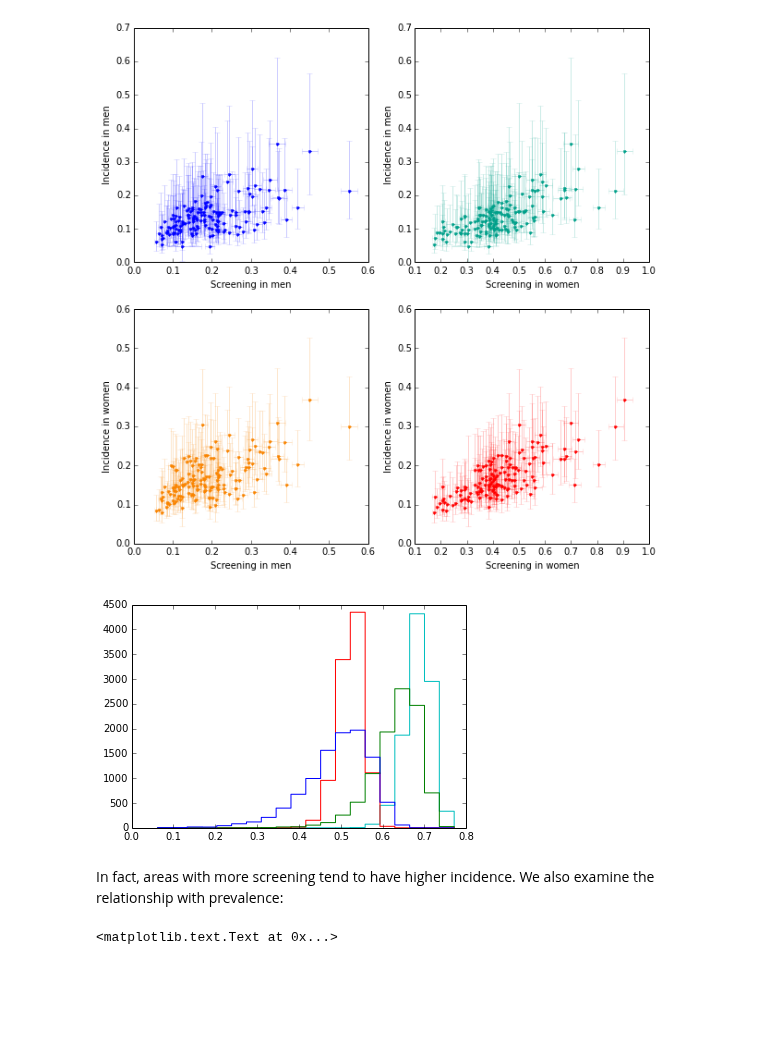
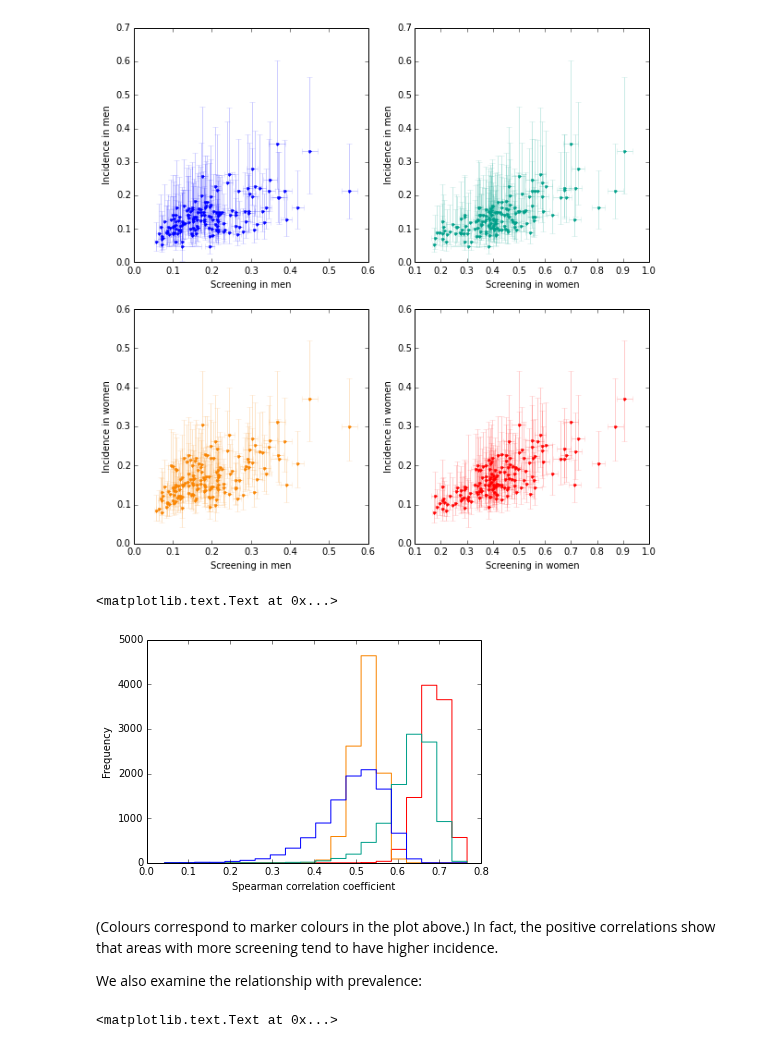
Before and after one commit to joanna-lewis/ct_surveillance, a Jupyter notebook: local_authorities.ipynb, the cells around one changed output. Drawn from its saved outputs; the diff is of its cells as text; code cells hidden in the pictures; blank space fills up the shorter version.

```diff
--- a/local_authorities.ipynb
+++ b/local_authorities.ipynb
@@ -225,10 +233,13 @@ from scipy import stats
 
 # examine the Spearman correlation by sample
 spearman = empty([shape(pos_m_laut)[0],2])
+p_val = empty([shape(pos_m_laut)[0],2])
 
 for i in xrange(shape(pos_m_laut)[0]):
     spearman[i,0] = stats.spearmanr(prev_m_laut[i], pos_m_laut[i])[0]
     spearman[i,1] = stats.spearmanr(prev_f_laut[i], pos_m_laut[i])[0]
+    p_val[i,0] = stats.spearmanr(prev_m_laut[i], pos_m_laut[i])[1]
+    p_val[i,1] = stats.spearmanr(prev_f_laut[i], pos_m_laut[i])[1]
 
-percentile(spearman, [0,2.5,25,50,75,97.5,100], axis=0)
+percentile(p_val, [0,2.5,25,50,75,97.5,100], axis=0)
 # %% [output]
@@ -242,3 +253,9 @@ percentile(spearman, [0,2.5,25,50,75,97.5,100], axis=0)
 # %%
-h=plt.hist(spearman[where( [lambda x: x > 0.5 for x in spearman])], 20, histtype='step', )
+# Set the default color cycle
+import matplotlib as mpl
+mpl.rcParams['axes.color_cycle'] = ['b','r']
+
+h=plt.hist(spearman[where( [lambda x: x > 0.5 for x in spearman])], 20, histtype='step')
+plt.xlabel('Spearman correlation coefficient')
+plt.ylabel('Frequency')
 # %% [output]
@@ -565,7 +578,7 @@ The samples for each LAUT form a band – indicating that rank of prevalence is
 
 Another approach to examing the same question is shown below:
 # %%
-n_quantiles = 10 # choose how many bands you'd like to plot
+n_quantiles = 5 # choose how many bands you'd like to plot
 
 fig = plt.figure(figsize = (10,5))
 ax1 = fig.add_subplot(121)
@@ -585,11 +598,11 @@ for i in xrange(n_quantiles):
     bottoms = bottoms + array([sizes[j][i] for j in range(151)])/float(n_sample)
 
 # these labels are positioned for quintiles
-# ax1.annotate('first quintile', [15, 0.6], rotation = 'vertical')
-# ax1.annotate('second quintile', [45, 0.6], rotation = 'vertical')
-# ax1.annotate('third quintile', [75, 0.6], rotation = 'vertical')
-# ax1.annotate('fourth quintile', [110, 0.6], rotation = 'vertical', color='0.9')
-# ax1.annotate('fifth quintile', [135, 0.6], rotation = 'vertical', color='0.9')
+ax1.annotate('first quintile', [15, 0.6], rotation = 'vertical')
+ax1.annotate('second quintile', [45, 0.6], rotation = 'vertical')
+ax1.annotate('third quintile', [75, 0.6], rotation = 'vertical')
+ax1.annotate('fourth quintile', [110, 0.6], rotation = 'vertical', color='0.9')
+ax1.annotate('fifth quintile', [135, 0.6], rotation = 'vertical', color='0.9')
 
 ax1.set_xlim([0,151])
 ax1.set_ylim([0,1])
@@ -607,11 +620,11 @@ for i in xrange(n_quantiles):
     bottoms = bottoms + array([sizes[j][i] for j in range(151)])/float(n_sample)
 
 # these labels are positioned for quintiles
-# ax2.annotate('first quintile', [15, 0.6], rotation = 'vertical')
-# ax2.annotate('second quintile', [45, 0.6], rotation = 'vertical')
-# ax2.annotate('third quintile', [75, 0.6], rotation = 'vertical')
-# ax2.annotate('fourth quintile', [110, 0.6], rotation = 'vertical', color='0.9')
-# ax2.annotate('fifth quintile', [135, 0.6], rotation = 'vertical', color='0.9')
+ax2.annotate('first quintile', [15, 0.6], rotation = 'vertical')
+ax2.annotate('second quintile', [45, 0.6], rotation = 'vertical')
+ax2.annotate('third quintile', [75, 0.6], rotation = 'vertical')
+ax2.annotate('fourth quintile', [110, 0.6], rotation = 'vertical', color='0.9')
+ax2.annotate('fifth quintile', [135, 0.6], rotation = 'vertical', color='0.9')
 
 ax2.set_xlim([0,151])
 ax2.set_ylim([0,1])
@@ -688,18 +703,24 @@ ax4.set_xlabel('Screening in women'); ax4.set_ylabel('Incidence in women')
 # %%
 # examine the Spearman correlation by sample
 spearman = empty([n_sample,4])
 
 for i in xrange(shape(pos_m_laut)[0]):
     spearman[i,0] = stats.spearmanr(scr_m_laut[i], inc_m_laut[i])[0]
     spearman[i,1] = stats.spearmanr(scr_f_laut[i], inc_m_laut[i])[0]
     spearman[i,2] = stats.spearmanr(scr_m_laut[i], inc_f_laut[i])[0]
     spearman[i,3] = stats.spearmanr(scr_f_laut[i], inc_f_laut[i])[0]
 
+mpl.rcParams['axes.color_cycle'] = ['b','#00A08A','#F98400','r']
 h=plt.hist(spearman[where( [lambda x: x > 0.5 for x in spearman])], 20, histtype='step', )
+plt.xlabel('Spearman correlation coefficient')
+plt.ylabel('Frequency')
 # %% [output]
+<matplotlib.text.Text at 0x...>
-[figure, old version]
+[figure, new version]
 # %% [markdown]
-In fact, areas with more screening tend to have higher incidence. We also examine the relationship with prevalence:
+(Colours correspond to marker colours in the plot above.) In fact, the positive correlations show that areas with more screening tend to have higher incidence.
+
+We also examine the relationship with prevalence:
 # %%
 fig = plt.figure(figsize = (10,10))
 ax1 = fig.add_subplot(221)
```
Also changed, not shown: parts of 23 cells of this notebook, 1 other file.
